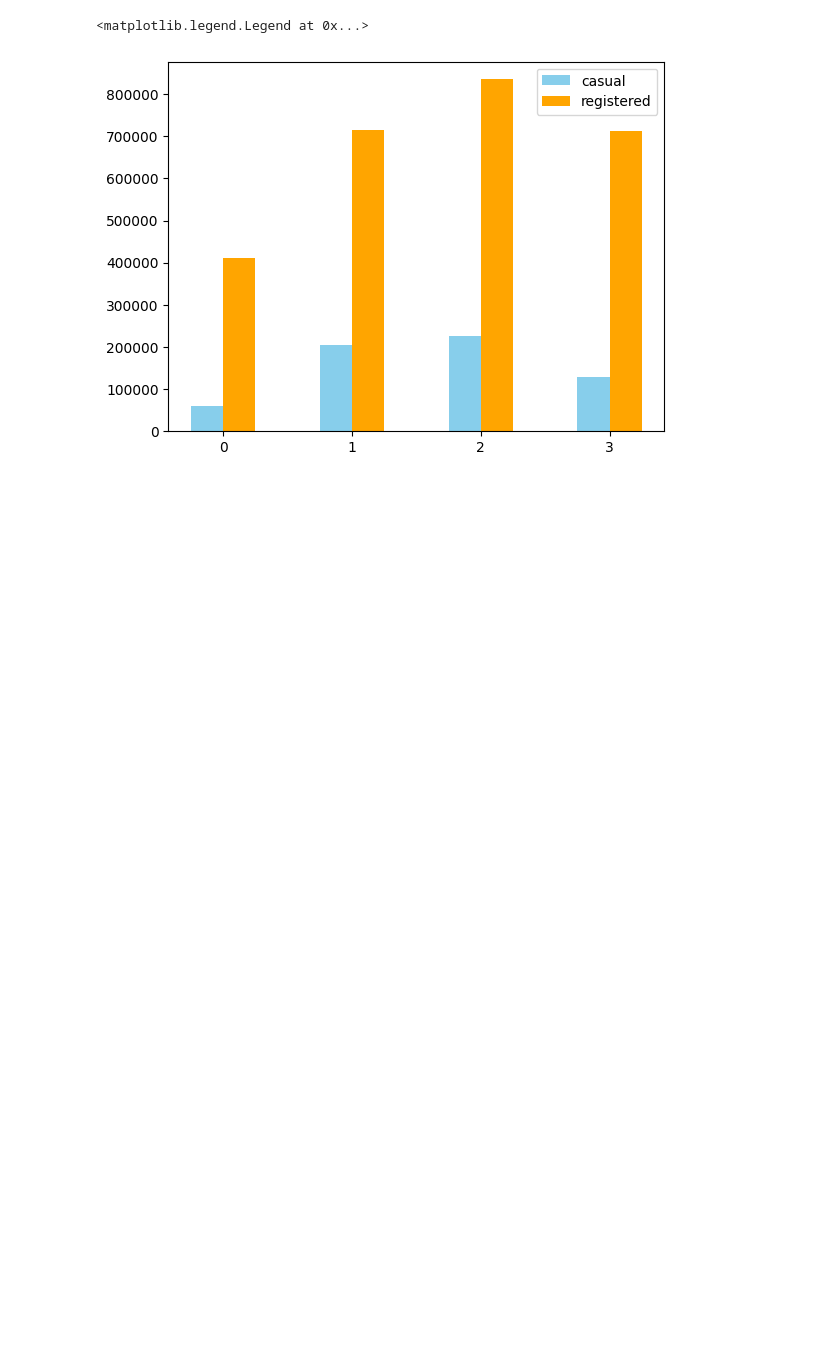
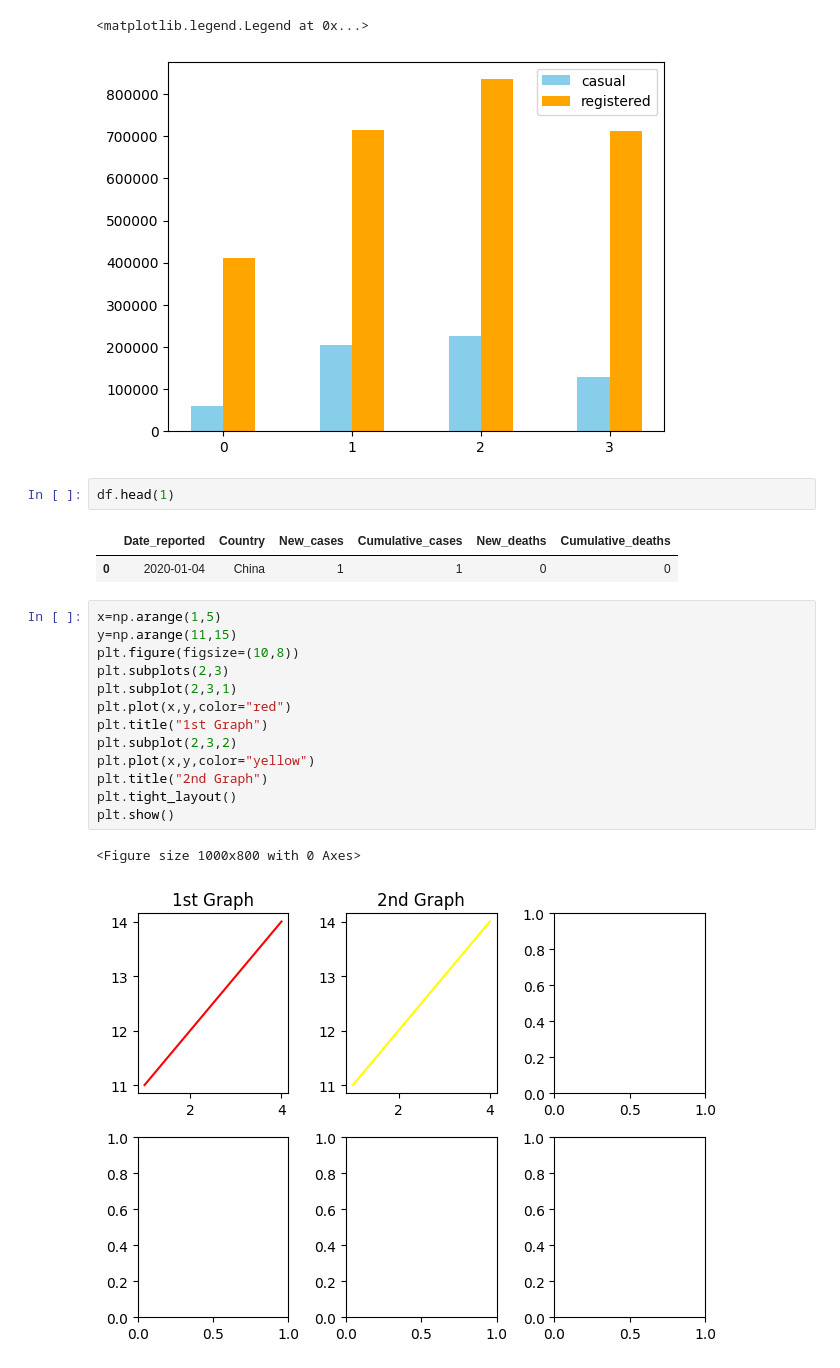
Before and after one commit to Aaditya-Singh0423/Machine-Learning, a Jupyter notebook: Visual_class_1/Visual_class_1/matplotlib.ipynb, the cells around one changed output. Saved outputs shown, nothing was run; the diff lists cells and outputs as text; blank space fills up the shorter version.

```diff
--- a/Visual_class_1/Visual_class_1/matplotlib.ipynb
+++ b/Visual_class_1/Visual_class_1/matplotlib.ipynb
@@ -263,3 +263,24 @@ plt.legend()
 # %% [output]
 <matplotlib.legend.Legend at 0x...>
 [figure]
+# %%
+df.head(1)
+# %% [output]
+|  | Date_reported | Country | New_cases | Cumulative_cases | New_deaths | Cumulative_deaths |
+| 0 | 2020-01-04 | China | 1 | 1 | 0 | 0 |
+# %%
+x=np.arange(1,5)
+y=np.arange(11,15)
+plt.figure(figsize=(10,8))
+plt.subplots(2,3)
+plt.subplot(2,3,1)
+plt.plot(x,y,color="red")
+plt.title("1st Graph")
+plt.subplot(2,3,2)
+plt.plot(x,y,color="yellow")
+plt.title("2nd Graph")
+plt.tight_layout()
+plt.show()
+# %% [output]
+<Figure size 1000x800 with 0 Axes>
+[figure, added]
```
Also changed, not shown: parts of 4 cells of this notebook.
